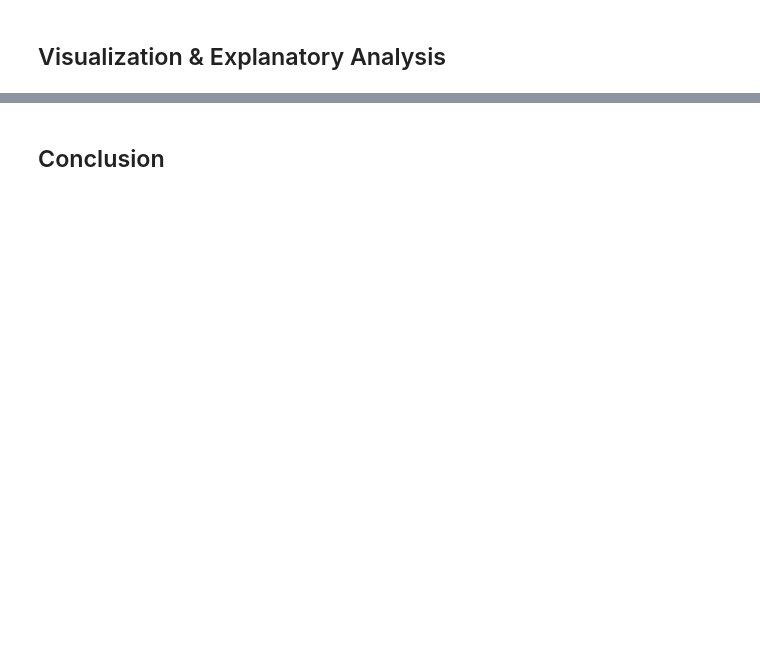
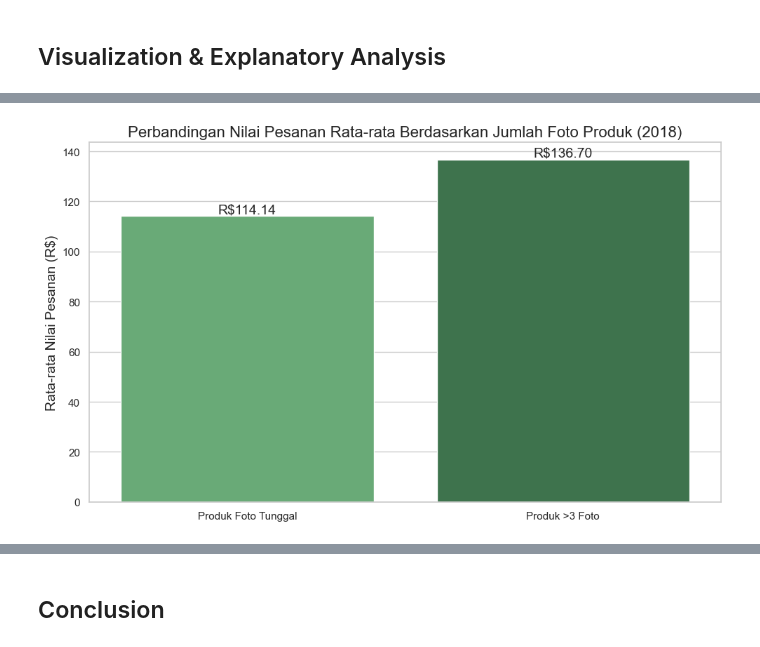
Before and after one commit to Ridwanstbd/submission-belajar-analisis-data-dengan-python, a Jupyter notebook: notebook.ipynb, the cells around one changed output, grey strips where cells are left out. Saved outputs shown, nothing was run; the diff lists cells and outputs as text; code cells hidden in the pictures; blank space fills up the shorter version.

```diff
--- a/notebook.ipynb
+++ b/notebook.ipynb
@@ -591,0 +2134,16 @@ eletrodomesticos_2                                       2.333333    2.0
+# %%
+# Visualisasi perbandingan nilai pesanan rata-rata
+plt.figure(figsize=(10, 6))
+ax = sns.barplot(x='Kategori', y='Rata-rata Nilai Pesanan (R$)', data=photo_results, palette='Greens_d',hue='Kategori',legend=False)
+plt.title('Perbandingan Nilai Pesanan Rata-rata Berdasarkan Jumlah Foto Produk (2018)', fontsize=16)
+plt.ylabel('Rata-rata Nilai Pesanan (R$)', fontsize=14)
+plt.xlabel('', fontsize=14)
+# Tambahkan label nilai di atas bar
+for i, p in enumerate(ax.patches):
+    ax.annotate(f'R${p.get_height():.2f}',
+                (p.get_x() + p.get_width() / 2., p.get_height()),
+                ha = 'center', va = 'bottom', fontsize=14)
+plt.tight_layout()
+plt.show()
+# %% [output]
+[figure, added]
```
Also changed, not shown: parts of 91 cells of this notebook, 4 other files.
